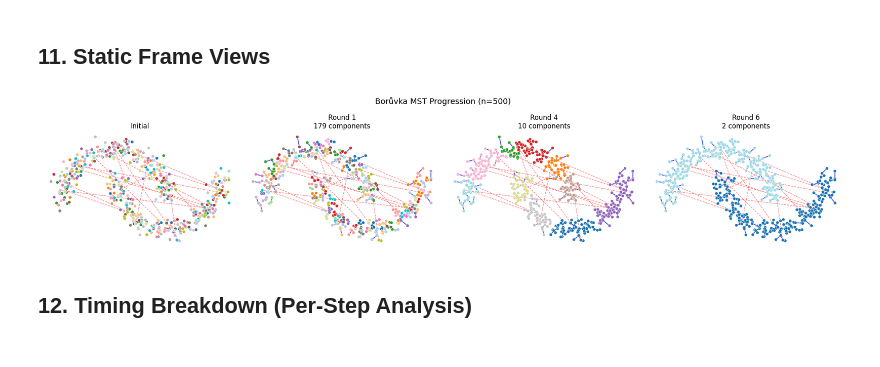
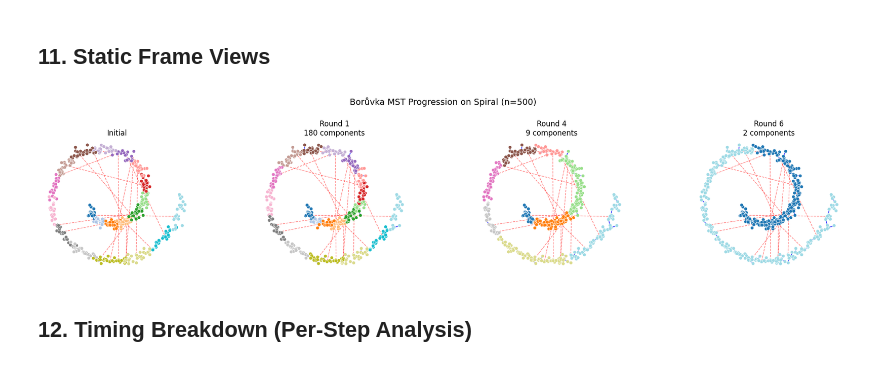
Before and after one commit to kareef928/cannot-link-single-linkage, a Jupyter notebook: notebooks/parallel_boruvka_demo.ipynb, the cells around one changed output. Drawn from its saved outputs; the diff is of its cells as text; code cells hidden in the pictures.

```diff
--- a/notebooks/parallel_boruvka_demo.ipynb
+++ b/notebooks/parallel_boruvka_demo.ipynb
@@ -1804,20 +2209,21 @@ Visualization helpers defined!
 # %% [markdown]
 ## 9. Run Instrumented MST on Visualization Sizes
 # %%
-# Warm up Numba JIT using two_moons_inter dataset
+# Warm up Numba JIT using spiral dataset
 print("Warming up JIT compilation...")
-small_data = datasets['two_moons_inter'][200]
+small_data = datasets['spiral'][100]
 _ = instrumented_boruvka_mst(
     small_data['u'], small_data['v'], small_data['w'],
     small_data['cl_indptr'], small_data['cl_indices'],
-    200
+    100
 )
 print("JIT warmup complete!\n")
 
 # Run instrumented Borůvka on visualization sizes (for animation)
+# Use spiral dataset for interesting visualization
 instrumented_results = {}
 for size in VIZ_SIZES:
-    data = datasets['two_moons_inter'][size]
+    data = datasets['spiral'][size]
     print(f"Running instrumented MST for n={size}...")
 
     result = instrumented_boruvka_mst(
@@ -1873,32 +2279,33 @@ Total rounds: 5
 # %%
 # Show key frames for 500 point dataset
 size = 500
-data = datasets['two_moons_inter'][size]
+# Use spiral dataset for interesting visualization
+data = datasets['spiral'][size]
 result = instrumented_results[size]
 
 # Select frames to show: initial, middle, final
 n_rounds = result.total_rounds
 frame_indices = [0, n_rounds // 2, n_rounds - 1] if n_rounds > 2 else list(range(n_rounds))
 
 fig, axes = plt.subplots(1, len(frame_indices) + 1, figsize=(5 * (len(frame_indices) + 1), 4))
 
 # Initial state
 initial_parent = np.arange(size, dtype=np.int32)
 plot_graph_state(axes[0], data['X'], np.array([]).reshape(0, 3),
                 data['constraints'], initial_parent, "Initial")
 
 # Selected rounds
 for idx, round_idx in enumerate(frame_indices):
     rs = result.round_states[round_idx]
     title = f"Round {rs.round_number + 1}\n{rs.n_components} components"
     plot_graph_state(axes[idx + 1], data['X'], rs.mst_edges,
                     data['constraints'], rs.parent, title)
 
-plt.suptitle(f"Borůvka MST Progression (n={size})", fontsize=14, y=1.02)
+plt.suptitle(f"Borůvka MST Progression on Spiral (n={size})", fontsize=14, y=1.02)
 plt.tight_layout()
 plt.show()
 # %% [output]
-[figure, old version]
+[figure, new version]
 # %% [markdown]
 ## 12. Timing Breakdown (Per-Step Analysis)
 # %%
```
Also changed, not shown: parts of 17 cells of this notebook.
